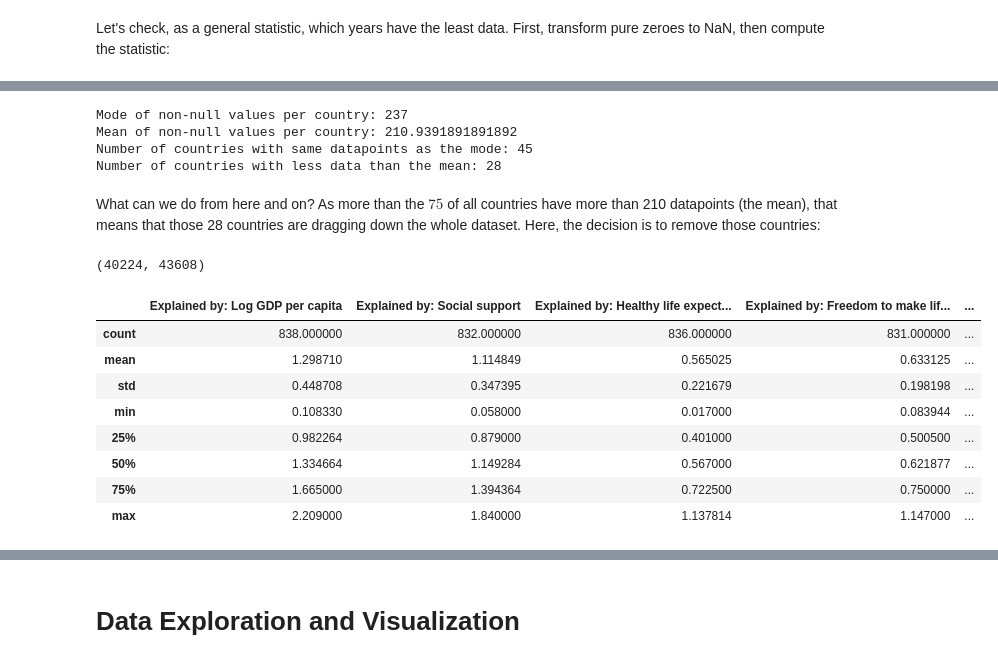
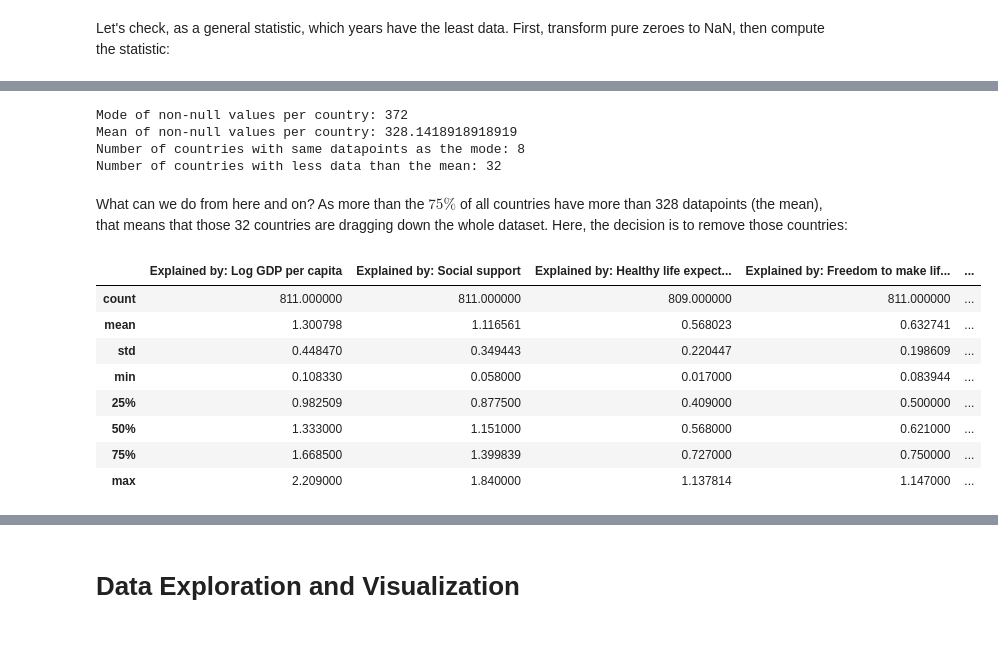
Before and after one commit to flawedvice/happiness-prediction, a Jupyter notebook: exploration.ipynb, the cells around one changed output, grey strips where cells are left out. Drawn from its saved outputs; the diff is of its cells as text; code cells hidden in the pictures.

```diff
--- a/exploration.ipynb
+++ b/exploration.ipynb
@@ -169,10 +170,12 @@ MAX_YEAR, MIN_YEAR, COUNTRIES_LIST
 indicator_names = os.listdir(CSV_PATH)
 indicator_files = dict()
 for indicator in indicator_names:
-    files = os.listdir(os.path.join(CSV_PATH, indicator))
-    for f in files:
-        if not f.startswith("Metadata"):
-            indicator_files[indicator] = os.path.join(CSV_PATH, indicator, f)
+    dir_path = os.path.join(CSV_PATH, indicator)
+    if os.path.isdir(dir_path):
+        files = os.listdir(dir_path)
+        for f in files:
+            if not f.startswith("Metadata"):
+                indicator_files[indicator] = os.path.join(CSV_PATH, indicator, f)
 indicator_files
 # %% [output]
 {'Access to electricity (% of population)': 'data\\csv\\Access to electricity (% of population)\\API_EG.ELC.ACCS.ZS_DS2_en_csv_v2_3606.csv',
@@ -634,27 +643,25 @@ print(f"Mean of non-null values per country: {country_mean}")
 print(f"Number of countries with same datapoints as the mode: {countries_w_mode}")
 print(f"Number of countries with less data than the mean: {country_outliers}")
 # %% [output]
-Mode of non-null values per country: 237
-Mean of non-null values per country: 210.9391891891892
-Number of countries with same datapoints as the mode: 45
-Number of countries with less data than the mean: 28
+Mode of non-null values per country: 372
+Mean of non-null values per country: 328.1418918918919
+Number of countries with same datapoints as the mode: 8
+Number of countries with less data than the mean: 32
 # %% [markdown]
-What can we do from here and on? As more than the $75%$ of all countries have more than 210 datapoints (the mean), that means that those 28 countries are dragging down the whole dataset. Here, the decision is to remove those countries:
+What can we do from here and on? As more than the $75\%$ of all countries have more than 328 datapoints (the mean), that means that those 32 countries are dragging down the whole dataset. Here, the decision is to remove those countries:
 # %%
 outlier_country_names = country_stats.loc[country_stats["non_null_count"] < country_mean,:].index
 no_country_outliers = valid_df.loc[~valid_df["Country name"].isin(outlier_country_names), :]
-# %% [output]
-(40224, 43608)
 # %%
 # Check only features
-no_country_outliers.iloc[:, 3:-1].describe()
+no_country_outliers.iloc[:, 3:20].describe()
 # %% [output]
 |  | Explained by: Log GDP per capita | Explained by: Social support | Explained by: Healthy life expect... | Explained by: Freedom to make lif... | ... |
-| count | 838.000000 | 832.000000 | 836.000000 | 831.000000 | ... |
-| mean | 1.298710 | 1.114849 | 0.565025 | 0.633125 | ... |
-| std | 0.448708 | 0.347395 | 0.221679 | 0.198198 | ... |
+| count | 811.000000 | 811.000000 | 809.000000 | 811.000000 | ... |
+| mean | 1.300798 | 1.116561 | 0.568023 | 0.632741 | ... |
+| std | 0.448470 | 0.349443 | 0.220447 | 0.198609 | ... |
 | min | 0.108330 | 0.058000 | 0.017000 | 0.083944 | ... |
-| 25% | 0.982264 | 0.879000 | 0.401000 | 0.500500 | ... |
-| 50% | 1.334664 | 1.149284 | 0.567000 | 0.621877 | ... |
-| 75% | 1.665000 | 1.394364 | 0.722500 | 0.750000 | ... |
+| 25% | 0.982509 | 0.877500 | 0.409000 | 0.500000 | ... |
+| 50% | 1.333000 | 1.151000 | 0.568000 | 0.621000 | ... |
+| 75% | 1.668500 | 1.399839 | 0.727000 | 0.750000 | ... |
 | max | 2.209000 | 1.840000 | 1.137814 | 1.147000 | ... |
```
Also changed, not shown: parts of 29 cells of this notebook, 1 other file.
